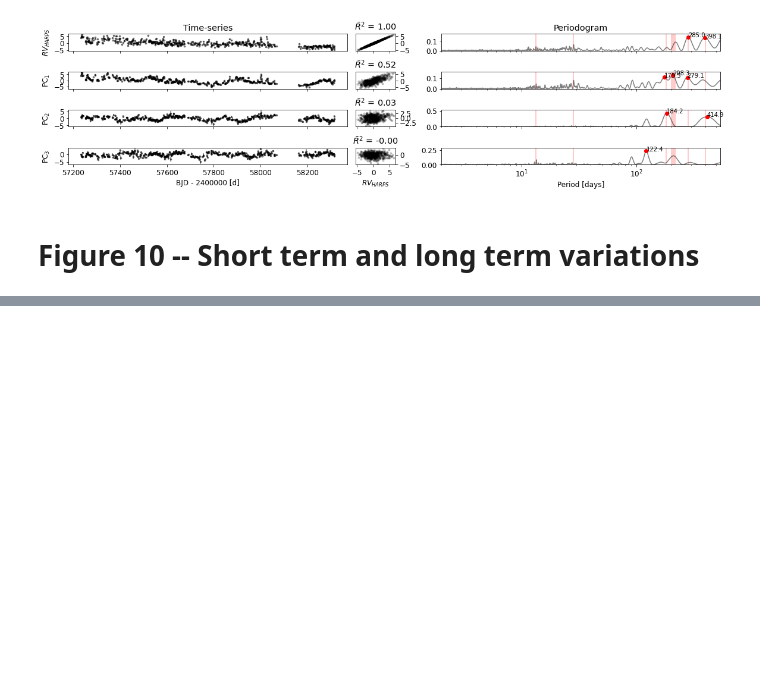
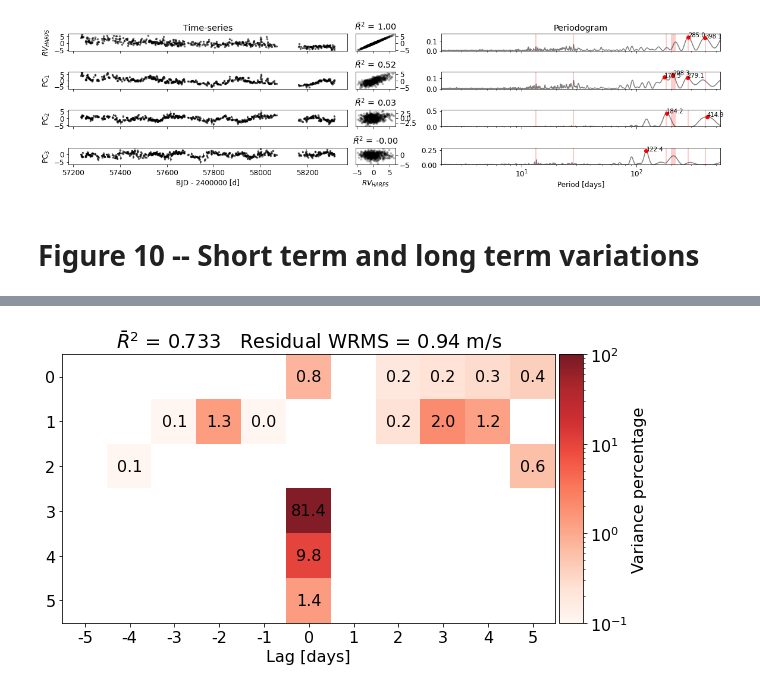
Before and after one commit to jinglinzhao/FIESTA-II, a Jupyter notebook: HARPS-N.ipynb, the cells around one changed output, grey strips where cells are left out. Cells and saved outputs as stored; diff of their text form; code cells hidden in the pictures; blank space fills up the shorter version.

```diff
--- a/HARPS-N.ipynb
+++ b/HARPS-N.ipynb
@@ -757,0 +761,4 @@ def plot_all_but_corr(k_mode, t, ind, eind, height_ratio, ts_xlabel, pe_xlabel,
+# %%
+imshow_matrix(variance_matrix3, score, res_wrms, alpha=0.05, k_max=k_max, file_name='Figure/fiesta_multi_coef')
+# %% [output]
+[figure, added]
```
Also changed, not shown: parts of 15 cells of this notebook, 5 other files.
